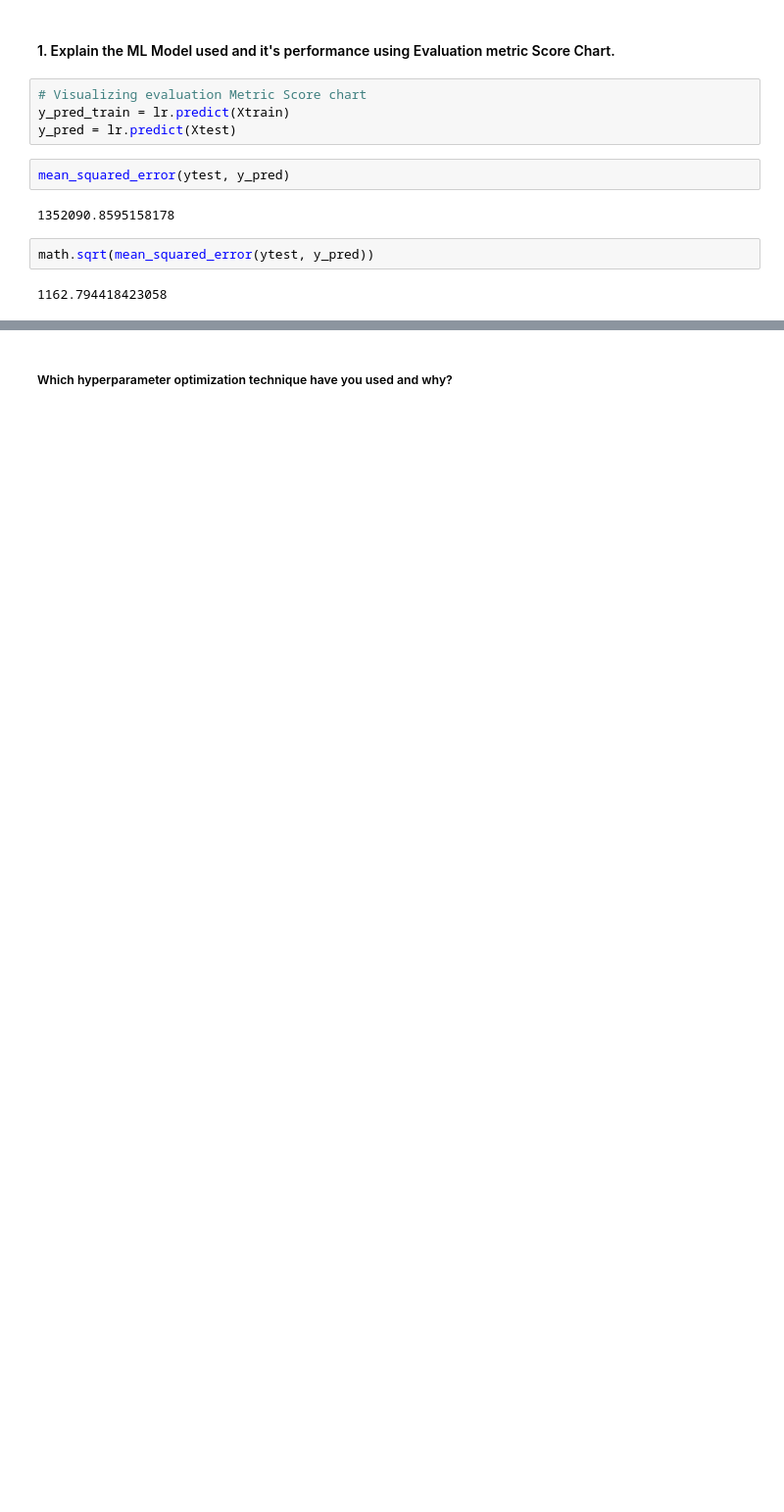
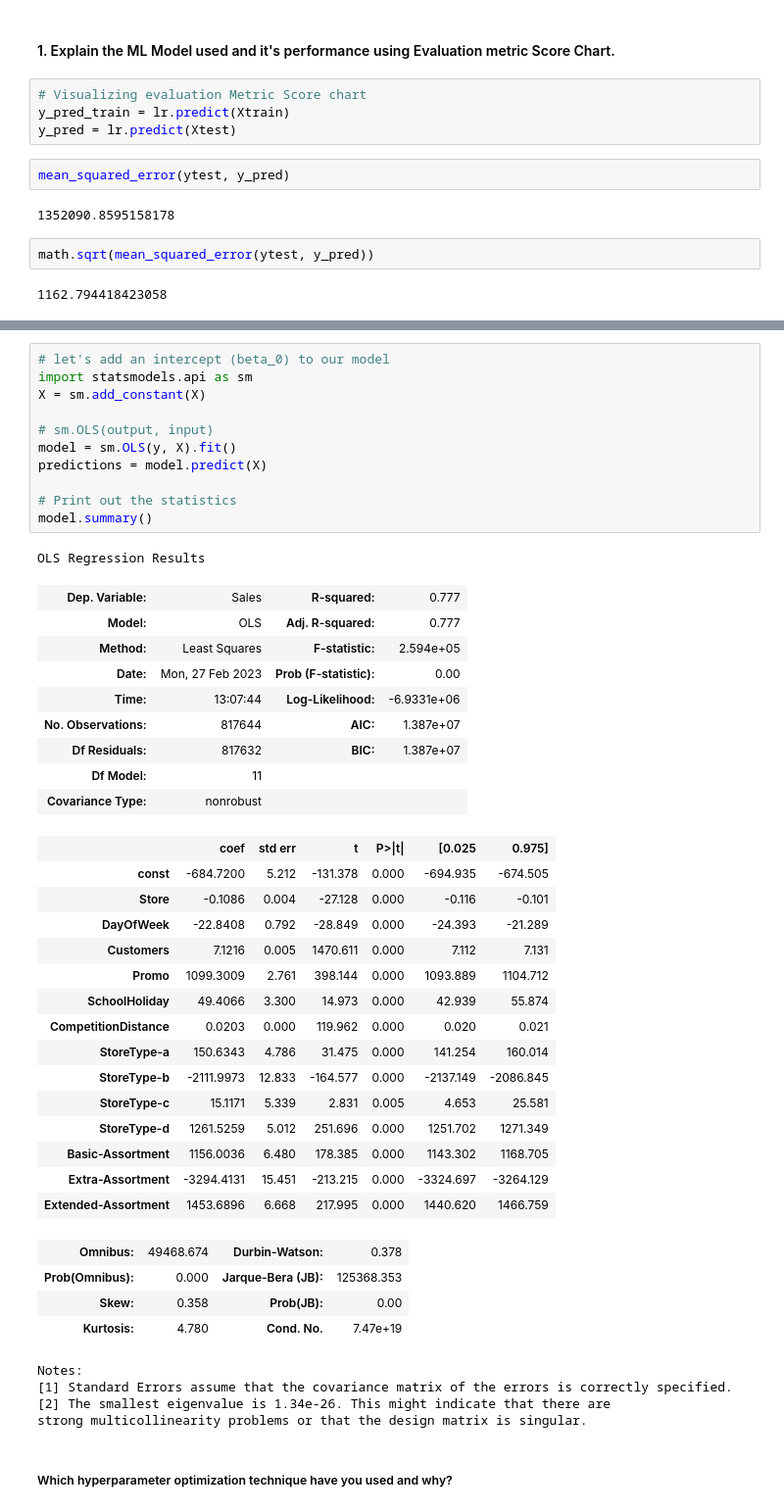
Before and after one commit to vedanttule134/Retail-Sales-Prediction, a Jupyter notebook: Retail_Sales_Prediction.ipynb, the cells around one changed output, grey strips where cells are left out. Shown at 98% size. Cells and saved outputs as stored; diff of their text form; blank space fills up the shorter version.

```diff
--- a/Retail_Sales_Prediction.ipynb
+++ b/Retail_Sales_Prediction.ipynb
@@ -1018,2 +1015,47 @@ math.sqrt(mean_squared_error(ytest, y_pred))
+# %%
+# let's add an intercept (beta_0) to our model
+import statsmodels.api as sm
+X = sm.add_constant(X)
+
+# sm.OLS(output, input)
+model = sm.OLS(y, X).fit()
+predictions = model.predict(X)
+
+# Print out the statistics
+model.summary()
+# %% [output]
+OLS Regression Results
+| Dep. Variable: | Sales | R-squared: | 0.777 |
+| Model: | OLS | Adj. R-squared: | 0.777 |
+| Method: | Least Squares | F-statistic: | 2.594e+05 |
+| Date: | Mon, 27 Feb 2023 | Prob (F-statistic): | 0.00 |
+| Time: | 13:07:44 | Log-Likelihood: | -6.9331e+06 |
+| No. Observations: | 817644 | AIC: | 1.387e+07 |
+| Df Residuals: | 817632 | BIC: | 1.387e+07 |
+| Df Model: | 11 |  |  |
+| Covariance Type: | nonrobust |  |  |
+|  | coef | std err | t | P>|t| | [0.025 | 0.975] |
+| const | -684.7200 | 5.212 | -131.378 | 0.000 | -694.935 | -674.505 |
+| Store | -0.1086 | 0.004 | -27.128 | 0.000 | -0.116 | -0.101 |
+| DayOfWeek | -22.8408 | 0.792 | -28.849 | 0.000 | -24.393 | -21.289 |
+| Customers | 7.1216 | 0.005 | 1470.611 | 0.000 | 7.112 | 7.131 |
+| Promo | 1099.3009 | 2.761 | 398.144 | 0.000 | 1093.889 | 1104.712 |
+| SchoolHoliday | 49.4066 | 3.300 | 14.973 | 0.000 | 42.939 | 55.874 |
+| CompetitionDistance | 0.0203 | 0.000 | 119.962 | 0.000 | 0.020 | 0.021 |
+| StoreType-a | 150.6343 | 4.786 | 31.475 | 0.000 | 141.254 | 160.014 |
+| StoreType-b | -2111.9973 | 12.833 | -164.577 | 0.000 | -2137.149 | -2086.845 |
+| StoreType-c | 15.1171 | 5.339 | 2.831 | 0.005 | 4.653 | 25.581 |
+| StoreType-d | 1261.5259 | 5.012 | 251.696 | 0.000 | 1251.702 | 1271.349 |
+| Basic-Assortment | 1156.0036 | 6.480 | 178.385 | 0.000 | 1143.302 | 1168.705 |
+| Extra-Assortment | -3294.4131 | 15.451 | -213.215 | 0.000 | -3324.697 | -3264.129 |
+| Extended-Assortment | 1453.6896 | 6.668 | 217.995 | 0.000 | 1440.620 | 1466.759 |
+| Omnibus: | 49468.674 | Durbin-Watson: | 0.378 |
+| Prob(Omnibus): | 0.000 | Jarque-Bera (JB): | 125368.353 |
+| Skew: | 0.358 | Prob(JB): | 0.00 |
+| Kurtosis: | 4.780 | Cond. No. | 7.47e+19 |
+Notes:
+[1] Standard Errors assume that the covariance matrix of the errors is correctly specified.
+[2] The smallest eigenvalue is 1.34e-26. This might indicate that there are
+strong multicollinearity problems or that the design matrix is singular.
 # %% [markdown]
 ##### Which hyperparameter optimization technique have you used and why?
```
Also changed, not shown: parts of 96 cells of this notebook.
